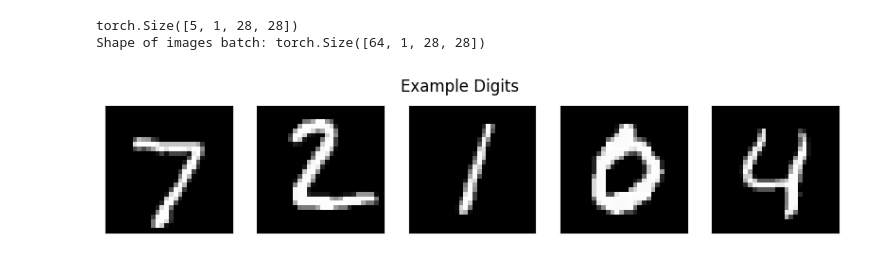
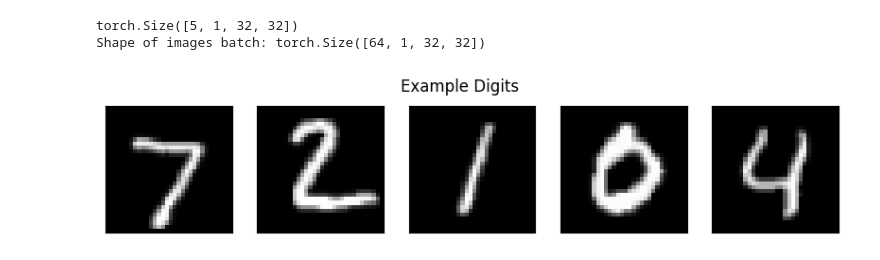
Before and after one commit to xapq/approximate-metropolis-hastings, a Jupyter notebook: notebooks/MnistEbmSampling.ipynb, the cells around one changed output. Saved outputs shown, nothing was run; the diff lists cells and outputs as text; code cells hidden in the pictures.

```diff
--- a/notebooks/MnistEbmSampling.ipynb
+++ b/notebooks/MnistEbmSampling.ipynb
@@ -23,6 +24,9 @@ device: cpu
 # %%
 # Define the transformation for the MNIST dataset
+im_sz = 32  # because this is how the EBM is trained
 transform = transforms.Compose([
+    transforms.Resize(im_sz),
+    transforms.CenterCrop(im_sz),
     transforms.ToTensor(),  # Convert images to PyTorch tensors
     transforms.Normalize((0.5,), (0.5,))  # Normalize to mean 0.5 and std 0.5
 ])
@@ -31,33 +35,33 @@ transform = transforms.Compose([
 class MNISTWithoutLabels(datasets.MNIST):
     def __getitem__(self, index):
         image, _ = super().__getitem__(index)  # Discard label
         return image  # Only return the image
 
 
 train_dataset = MNISTWithoutLabels(root='./data', train=True, download=True, transform=transform)
 val_dataset = MNISTWithoutLabels(root='./data', train=False, download=True, transform=transform)
 
 # Images to show and to test reconstruction quality
 n_display_imgs = 5
 display_imgs = torch.stack([val_dataset[i] for i in range(n_display_imgs)])
 print(display_imgs.shape)
 
 fig, axs = plt.subplots(ncols=5, figsize=(10, 2))
 fig.suptitle('Example Digits')
 for ax, img in zip(axs, display_imgs):
     ax.imshow(img[0], cmap='gray')
     ax.set_xticks([])
     ax.set_yticks([])
 
 # Create dataloaders for training and testing datasets
 train_loader = DataLoader(train_dataset, batch_size=64, shuffle=True)
 val_loader = DataLoader(val_dataset, batch_size=1000, shuffle=False)
 
 # Check the shape of the data
 data_iter = iter(train_loader)
 images = next(data_iter)
 print(f"Shape of images batch: {images.shape}")  # e.g., torch.Size([64, 1, 28, 28])
 # %% [output]
-torch.Size([5, 1, 28, 28])
-Shape of images batch: torch.Size([64, 1, 28, 28])
+torch.Size([5, 1, 32, 32])
+Shape of images batch: torch.Size([64, 1, 32, 32])
-[figure, old version]
+[figure, new version]
```
Also changed, not shown: parts of 6 cells of this notebook, 4 other files.
